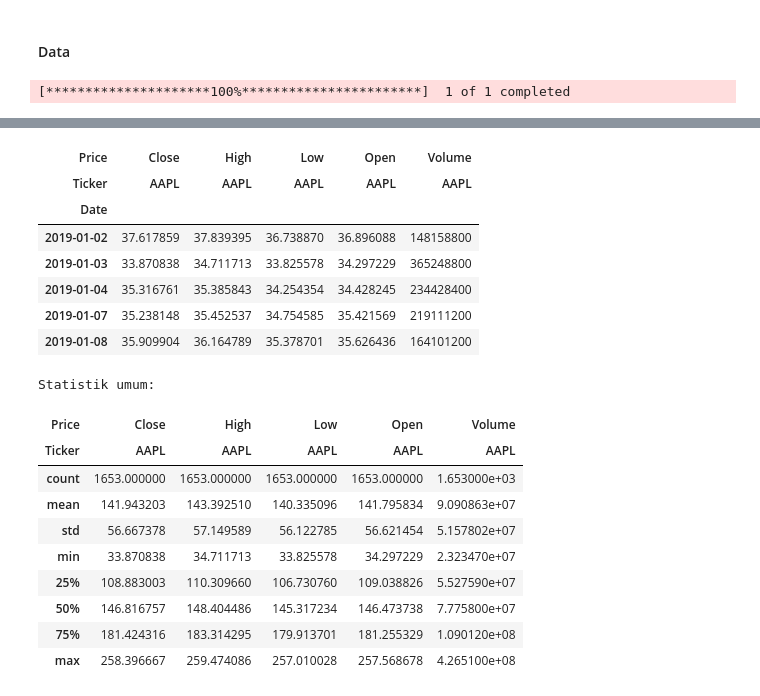
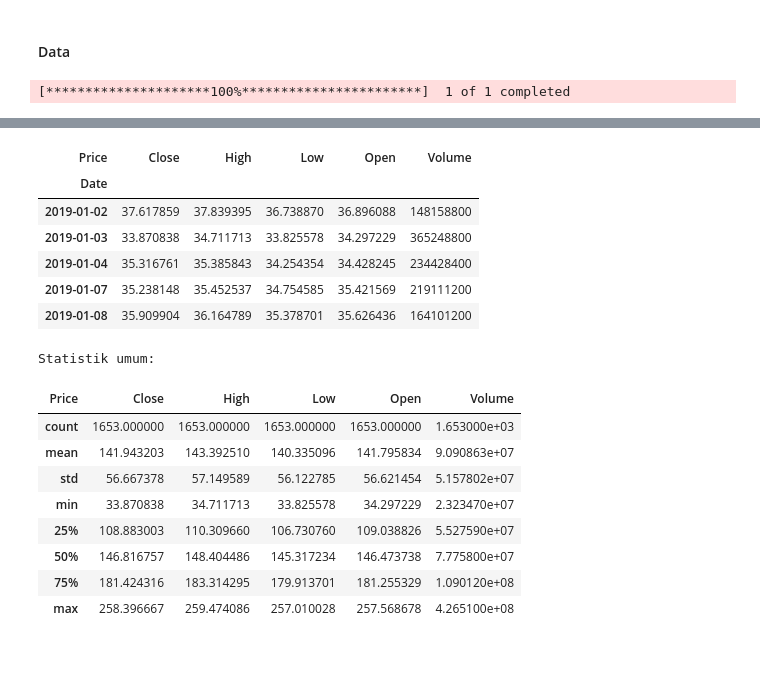
Before and after one commit to Ryanakml/Stock-Price-Predictor, a Jupyter notebook: stock_predictor.ipynb, the cells around one changed output, grey strips where cells are left out. Drawn from its saved outputs; the diff is of its cells as text; code cells hidden in the pictures; blank space fills up the shorter version.

```diff
--- a/stock_predictor.ipynb
+++ b/stock_predictor.ipynb
@@ -71,10 +72,13 @@ try:
     if data.empty:
         raise ValueError("Datanya kosong. Mungkin ticker-nya salah atau gak ada data.")
     print(f"Data {ticker} berhasil diambil dari {start_date} sampai {end_date}.")
-    print("Informasi umum data:")
+    print("\nInformasi umum data:")
     data.info()
 except Exception as e:
     print(f"Error ambil data: {e}")
+
+# Drop 'AAPL'
+data.columns = data.columns.droplevel(1)
 
 # Lihat isi data
 print("\nLima baris pertama:")
@@ -88,20 +93,19 @@ Data AAPL berhasil diambil dari 2019-01-01 sampai 2025-07-31.
 Informasi umum data:
 <class 'pandas.core.frame.DataFrame'>
 DatetimeIndex: 1653 entries, 2019-01-02 to 2025-07-30
 Data columns (total 5 columns):
  #   Column          Non-Null Count  Dtype
 ---  ------          --------------  -----
  0   (Close, AAPL)   1653 non-null   float64
  1   (High, AAPL)    1653 non-null   float64
  2   (Low, AAPL)     1653 non-null   float64
  3   (Open, AAPL)    1653 non-null   float64
  4   (Volume, AAPL)  1653 non-null   int64
 dtypes: float64(4), int64(1)
 memory usage: 77.5 KB
 
 Lima baris pertama:
 | Price | Close | High | Low | Open | Volume |
-| Ticker | AAPL | AAPL | AAPL | AAPL | AAPL |
 | Date |  |  |  |  |  |
 | 2019-01-02 | 37.617859 | 37.839395 | 36.738870 | 36.896088 | 148158800 |
 | 2019-01-03 | 33.870838 | 34.711713 | 33.825578 | 34.297229 | 365248800 |
@@ -110,7 +114,6 @@ Lima baris pertama:
 | 2019-01-08 | 35.909904 | 36.164789 | 35.378701 | 35.626436 | 164101200 |
 Statistik umum:
 | Price | Close | High | Low | Open | Volume |
-| Ticker | AAPL | AAPL | AAPL | AAPL | AAPL |
 | count | 1653.000000 | 1653.000000 | 1653.000000 | 1653.000000 | 1.653000e+03 |
 | mean | 141.943203 | 143.392510 | 140.335096 | 141.795834 | 9.090863e+07 |
 | std | 56.667378 | 57.149589 | 56.122785 | 56.621454 | 5.157802e+07 |
```
Also changed, not shown: parts of 12 cells of this notebook.
